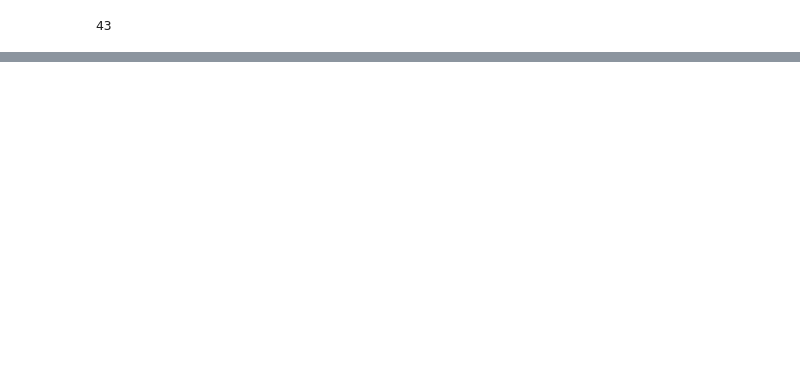
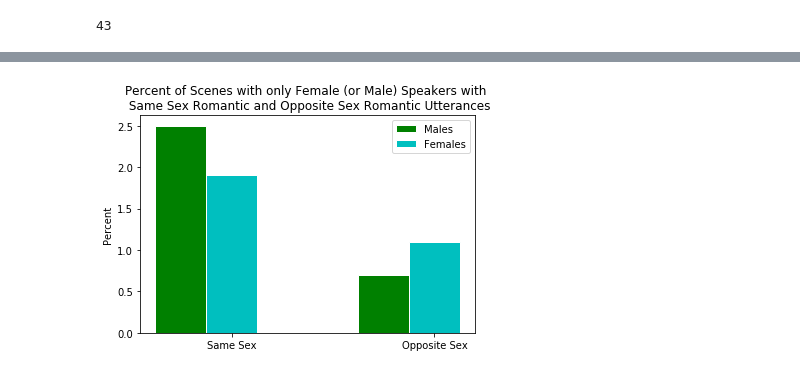
Before and after one commit to emtseng/Cornell-Conversational-Analysis-Toolkit, a Jupyter notebook: transform.ipynb, the cells around one changed output, grey strips where cells are left out. Drawn from its saved outputs; the diff is of its cells as text; code cells hidden in the pictures; blank space fills up the shorter version.

```diff
--- a/transform.ipynb
+++ b/transform.ipynb
@@ -297,19 +328,0 @@ print(r)
-# %%
-def calculate_average(row):
-    return ((row['romantic'])/(row['total_utterances']))*100
-
-r.apply(calculate_average, axis=1)
-r['avg_rom'] = r.apply(calculate_average, axis=1)
-
-avg_rom=[]
-x= r['avg_rom'].mean()
-avg_rom.append(x)
-
-y= r['avg_rom'].min()
-avg_rom.append(y)
-
-z= r['avg_rom'].max()
-avg_rom.append(z)
-
-
-print(avg_rom)
@@ -352,0 +383,26 @@ print(f_r)
+# %%
+#Comparing Conversations
+bars1=[2.5, 0.7]
+bars2=[1.9, 1.1]
+barWidth=.25
+
+# Set position of bar on X axis
+r1 = np.arange(len(bars1))
+r2 = [x + barWidth for x in r1]
+
+# Make the plot
+plt.bar(r1, bars1, color='g', width=barWidth, edgecolor='white', label='Males')
+plt.bar(r2, bars2, color='c', width=barWidth, edgecolor='white', label='Females')
+
+# Add xticks on the middle of the group bars
+plt.xlabel('group', fontweight='bold')
+plt.xticks([r + barWidth for r in range(len(bars1))], ['Same Sex', 'Opposite Sex'])
+
+# Create legend & Show graphic
+plt.title('Percent of Scenes with only Female (or Male) Speakers with \n Same Sex Romantic and Opposite Sex Romantic Utterances')
+plt.ylabel('Percent')
+plt.xlabel('')
+plt.legend()
+plt.show()
+# %% [output]
+[figure, added]
```
Also changed, not shown: parts of 14 cells of this notebook.
